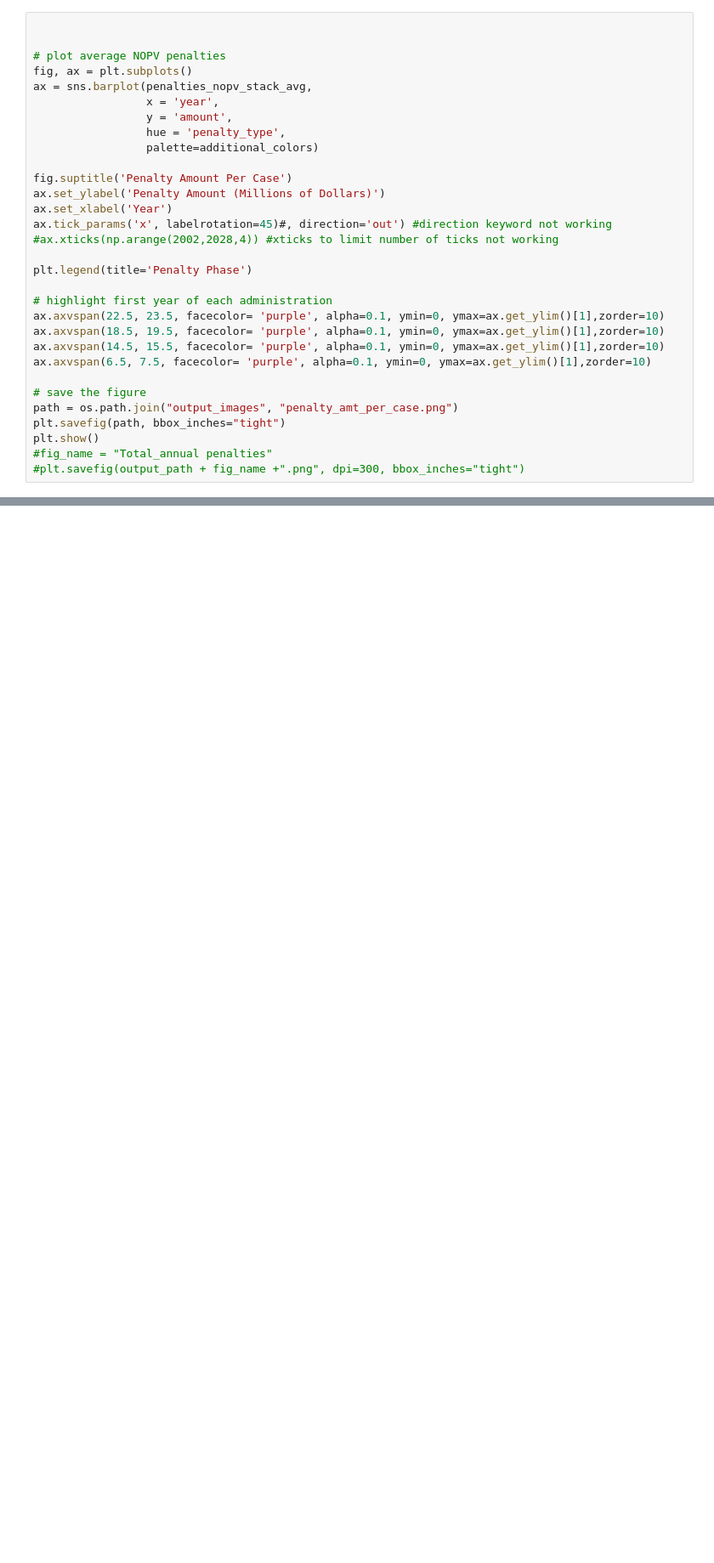
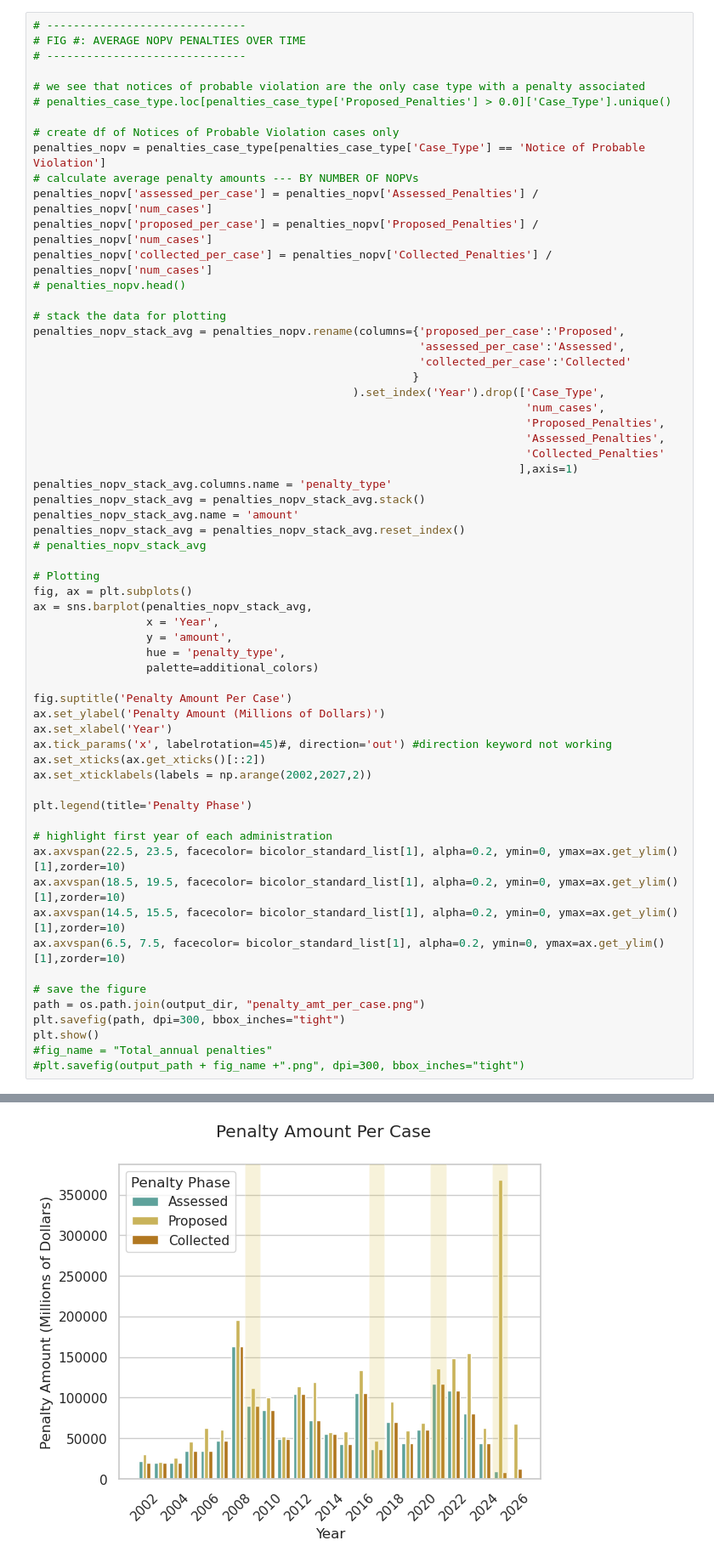
Before and after one commit to edgi-govdata-archiving/PipelineSafety, a Jupyter notebook: phmsa_exploration.ipynb, the cells around one changed output, grey strips where cells are left out. Shown at 85% size. Drawn from its saved outputs; the diff is of its cells as text; blank space fills up the shorter version.

```diff
--- a/phmsa_exploration.ipynb
+++ b/phmsa_exploration.ipynb
@@ -190,10 +430,40 @@ np.arange(2002,2028,4)
 # %%
+# ------------------------------
+# FIG #: AVERAGE NOPV PENALTIES OVER TIME
+# ------------------------------
 
+# we see that notices of probable violation are the only case type with a penalty associated
+# penalties_case_type.loc[penalties_case_type['Proposed_Penalties'] > 0.0]['Case_Type'].unique()
 
-# plot average NOPV penalties
+# create df of Notices of Probable Violation cases only
+penalties_nopv = penalties_case_type[penalties_case_type['Case_Type'] == 'Notice of Probable Violation']
+# calculate average penalty amounts --- BY NUMBER OF NOPVs
+penalties_nopv['assessed_per_case'] = penalties_nopv['Assessed_Penalties'] / penalties_nopv['num_cases']
+penalties_nopv['proposed_per_case'] = penalties_nopv['Proposed_Penalties'] / penalties_nopv['num_cases']
+penalties_nopv['collected_per_case'] = penalties_nopv['Collected_Penalties'] / penalties_nopv['num_cases']
+# penalties_nopv.head()
+
+# stack the data for plotting
+penalties_nopv_stack_avg = penalties_nopv.rename(columns={'proposed_per_case':'Proposed',
+                                                          'assessed_per_case':'Assessed',
+                                                          'collected_per_case':'Collected'
+                                                         }
+                                                ).set_index('Year').drop(['Case_Type',
+                                                                          'num_cases',
+                                                                          'Proposed_Penalties',
+                                                                          'Assessed_Penalties',
+                                                                          'Collected_Penalties'
+                                                                         ],axis=1)
+penalties_nopv_stack_avg.columns.name = 'penalty_type'
+penalties_nopv_stack_avg = penalties_nopv_stack_avg.stack()
+penalties_nopv_stack_avg.name = 'amount'
+penalties_nopv_stack_avg = penalties_nopv_stack_avg.reset_index()
+# penalties_nopv_stack_avg
+
+# Plotting
 fig, ax = plt.subplots()
 ax = sns.barplot(penalties_nopv_stack_avg,
-                 x = 'year',
+                 x = 'Year',
                  y = 'amount',
                  hue = 'penalty_type',
                  palette=additional_colors)
@@ -202,19 +472,21 @@ fig.suptitle('Penalty Amount Per Case')
 ax.set_ylabel('Penalty Amount (Millions of Dollars)')
 ax.set_xlabel('Year')
 ax.tick_params('x', labelrotation=45)#, direction='out') #direction keyword not working
-#ax.xticks(np.arange(2002,2028,4)) #xticks to limit number of ticks not working
+ax.set_xticks(ax.get_xticks()[::2])
+ax.set_xticklabels(labels = np.arange(2002,2027,2))
 
 plt.legend(title='Penalty Phase')
 
 # highlight first year of each administration
-ax.axvspan(22.5, 23.5, facecolor= 'purple', alpha=0.1, ymin=0, ymax=ax.get_ylim()[1],zorder=10)
-ax.axvspan(18.5, 19.5, facecolor= 'purple', alpha=0.1, ymin=0, ymax=ax.get_ylim()[1],zorder=10)
-ax.axvspan(14.5, 15.5, facecolor= 'purple', alpha=0.1, ymin=0, ymax=ax.get_ylim()[1],zorder=10)
-ax.axvspan(6.5, 7.5, facecolor= 'purple', alpha=0.1, ymin=0, ymax=ax.get_ylim()[1],zorder=10)
+ax.axvspan(22.5, 23.5, facecolor= bicolor_standard_list[1], alpha=0.2, ymin=0, ymax=ax.get_ylim()[1],zorder=10)
+ax.axvspan(18.5, 19.5, facecolor= bicolor_standard_list[1], alpha=0.2, ymin=0, ymax=ax.get_ylim()[1],zorder=10)
+ax.axvspan(14.5, 15.5, facecolor= bicolor_standard_list[1], alpha=0.2, ymin=0, ymax=ax.get_ylim()[1],zorder=10)
+ax.axvspan(6.5, 7.5, facecolor= bicolor_standard_list[1], alpha=0.2, ymin=0, ymax=ax.get_ylim()[1],zorder=10)
 
 # save the figure
-path = os.path.join("output_images", "penalty_amt_per_case.png")
-plt.savefig(path, bbox_inches="tight")
+path = os.path.join(output_dir, "penalty_amt_per_case.png")
+plt.savefig(path, dpi=300, bbox_inches="tight")
 plt.show()
 #fig_name = "Total_annual penalties"
 #plt.savefig(output_path + fig_name +".png", dpi=300, bbox_inches="tight")
+# %% [output]
@@ -220,0 +510 @@ plt.show()
+[figure, added]
```
Also changed, not shown: parts of 27 cells of this notebook, 2 other files.
